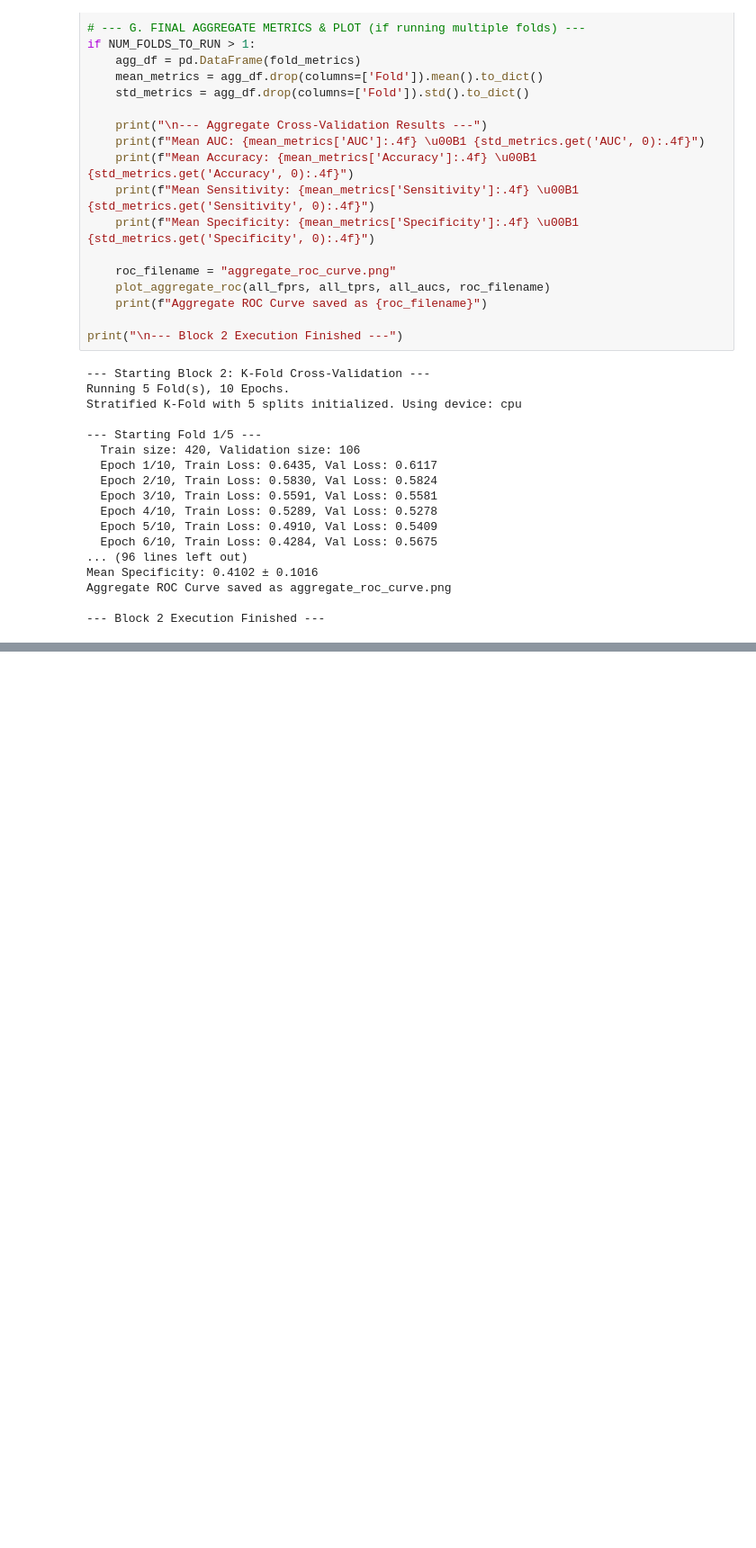
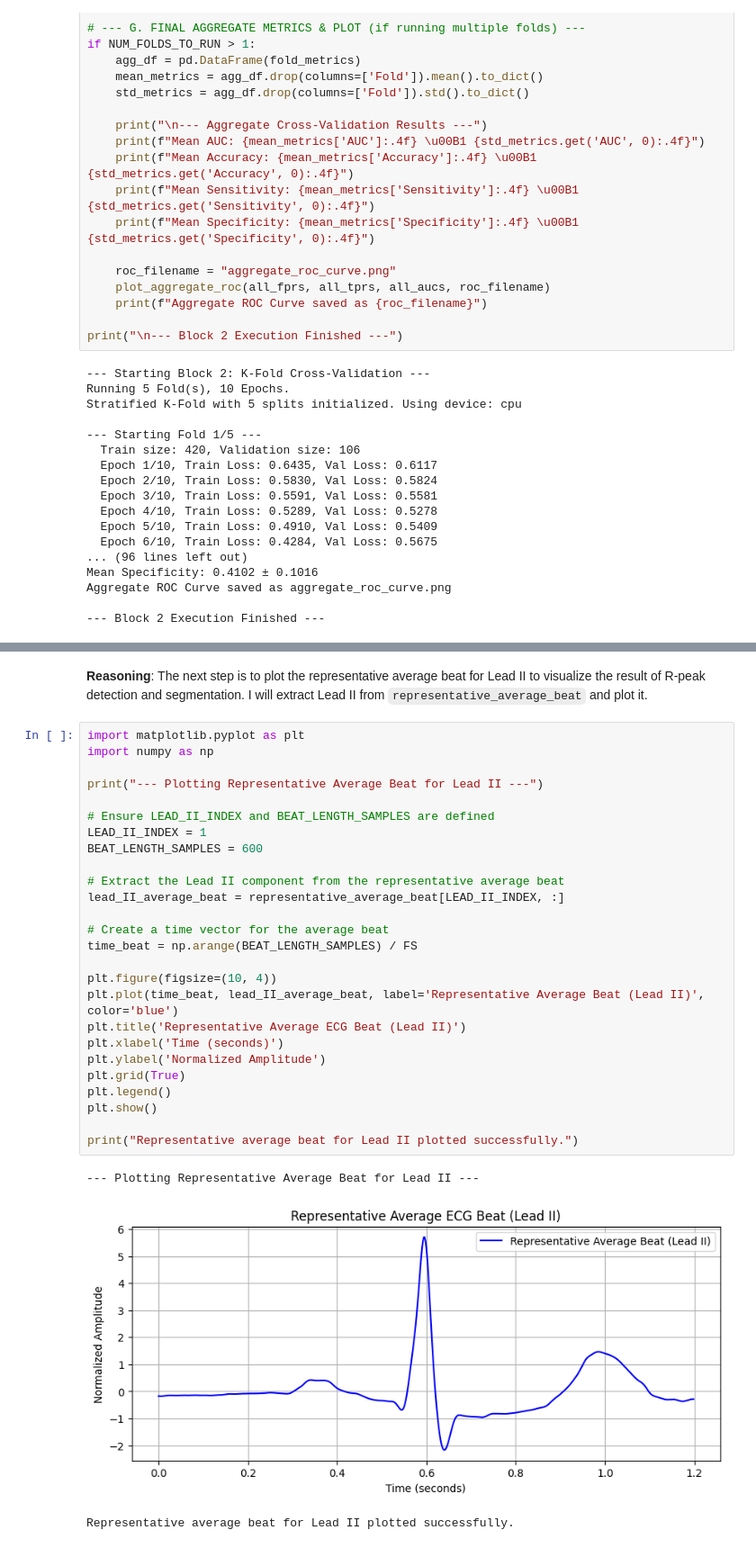
Before and after one commit to dalexsuam/ECG_DEEP_LEARNING, a Jupyter notebook: ECG_DeepLearning_v2.ipynb, the cells around one changed output, grey strips where cells are left out. Shown at 90% size. Cells and saved outputs as stored; diff of their text form; blank space fills up the shorter version.

```diff
--- a/ECG_DeepLearning_v2.ipynb
+++ b/ECG_DeepLearning_v2.ipynb
@@ -567,0 +852,33 @@ Aggregate ROC Curve saved as aggregate_roc_curve.png
+# %% [markdown]
+**Reasoning**:
+The next step is to plot the representative average beat for Lead II to visualize the result of R-peak detection and segmentation. I will extract Lead II from `representative_average_beat` and plot it.
+# %%
+import matplotlib.pyplot as plt
+import numpy as np
+
+print("--- Plotting Representative Average Beat for Lead II ---")
+
+# Ensure LEAD_II_INDEX and BEAT_LENGTH_SAMPLES are defined
+LEAD_II_INDEX = 1
+BEAT_LENGTH_SAMPLES = 600
+
+# Extract the Lead II component from the representative average beat
+lead_II_average_beat = representative_average_beat[LEAD_II_INDEX, :]
+
+# Create a time vector for the average beat
+time_beat = np.arange(BEAT_LENGTH_SAMPLES) / FS
+
+plt.figure(figsize=(10, 4))
+plt.plot(time_beat, lead_II_average_beat, label='Representative Average Beat (Lead II)', color='blue')
+plt.title('Representative Average ECG Beat (Lead II)')
+plt.xlabel('Time (seconds)')
+plt.ylabel('Normalized Amplitude')
+plt.grid(True)
+plt.legend()
+plt.show()
+
+print("Representative average beat for Lead II plotted successfully.")
+# %% [output]
+--- Plotting Representative Average Beat for Lead II ---
+[figure, added]
+Representative average beat for Lead II plotted successfully.
```
Also changed, not shown: parts of 40 cells of this notebook.
